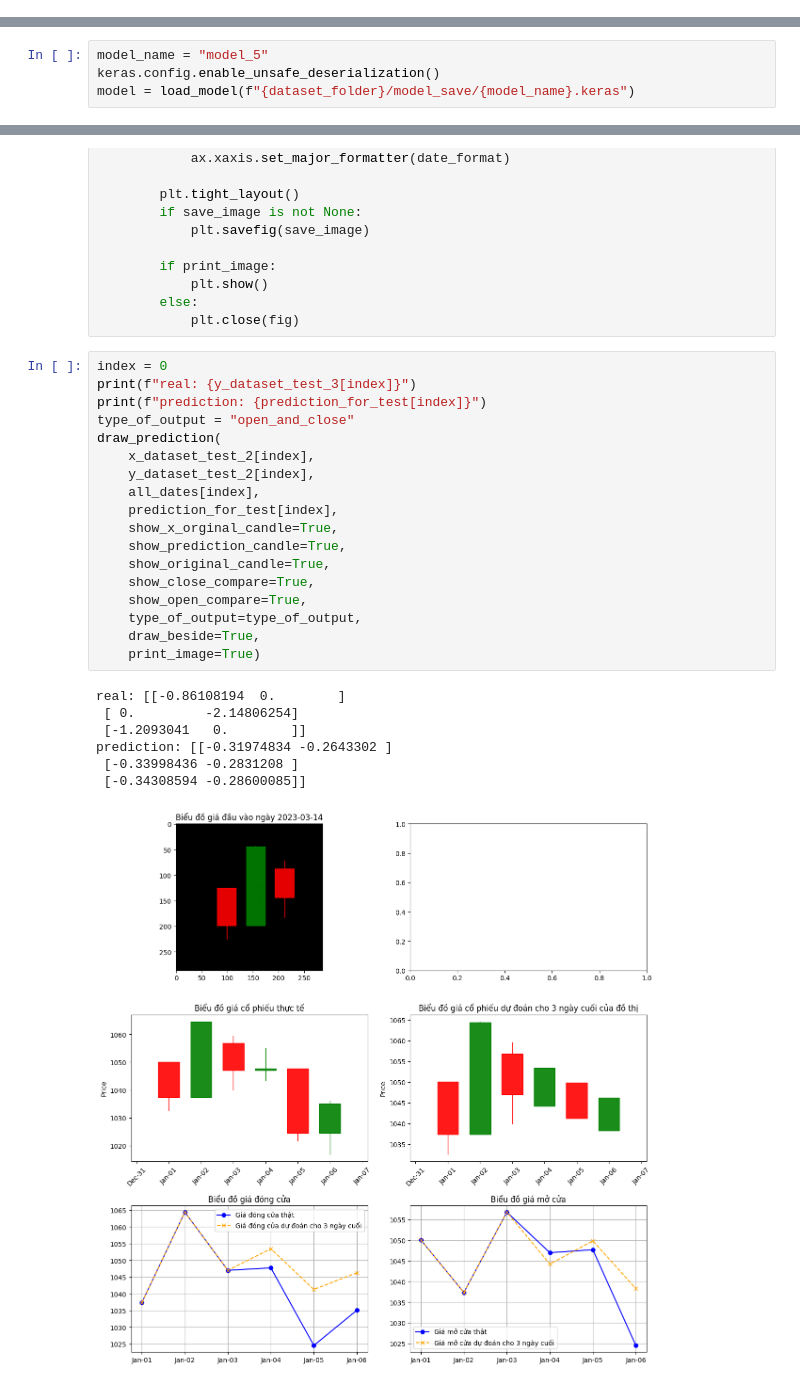
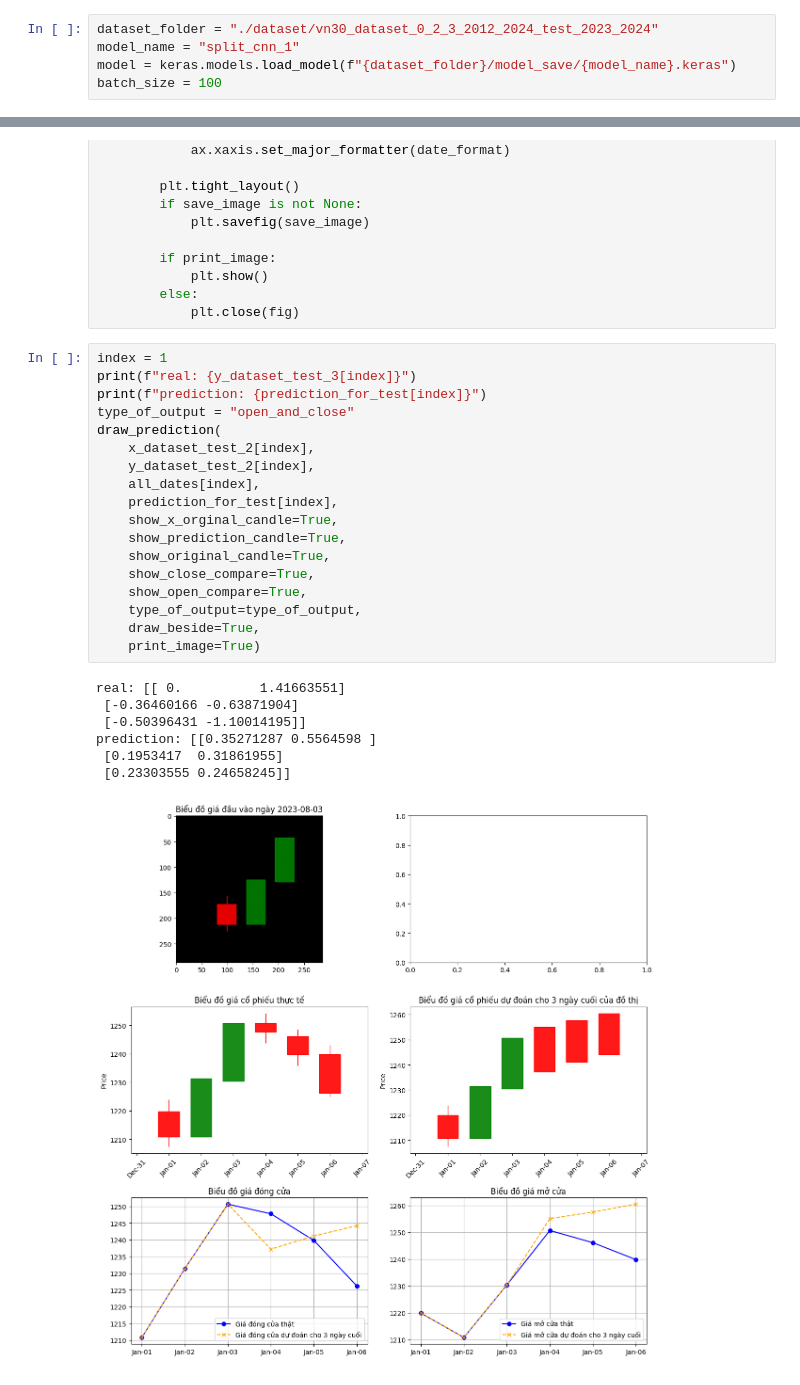
Before and after one commit to raming20/CNN-LSTM-predict-stock-price, a Jupyter notebook: data_analytics/CV_stock_market/test_model_use_train_and_test.ipynb, the cells around one changed output, grey strips where cells are left out. Drawn from its saved outputs; the diff is of its cells as text.

Commit message:
finish model_5 and model split_cnn

```diff
--- a/data_analytics/CV_stock_market/test_model_use_train_and_test.ipynb
+++ b/data_analytics/CV_stock_market/test_model_use_train_and_test.ipynb
@@ -49,0 +48,5 @@ dataset_folder = "./dataset/vn30_dataset_0_2_3_2012_2024_test_2023_2024"
+# %%
+dataset_folder = "./dataset/vn30_dataset_0_2_3_2012_2024_test_2023_2024"
+model_name = "split_cnn_1"
+model = keras.models.load_model(f"{dataset_folder}/model_save/{model_name}.keras")
+batch_size = 100
@@ -116,10 +120,6 @@ len(dataset_test_3)
 dataset_test_3
 # %% [output]
 <_MapDataset element_spec=(TensorSpec(shape=(None, 287, 287, 3), dtype=tf.float64, name=None), TensorSpec(shape=(None, 3, 2), dtype=tf.float64, name=None))>
-# %%
-model_name = "model_5"
-keras.config.enable_unsafe_deserialization()
-model = load_model(f"{dataset_folder}/model_save/{model_name}.keras")
 # %%
 model.summary()
 # %% [output]
@@ -458,28 +455,28 @@ def draw_prediction(
         else:
             plt.close(fig)
 # %%
-index = 0
+index = 1
 print(f"real: {y_dataset_test_3[index]}")
 print(f"prediction: {prediction_for_test[index]}")
 type_of_output = "open_and_close"
 draw_prediction(
     x_dataset_test_2[index],
     y_dataset_test_2[index],
     all_dates[index],
     prediction_for_test[index],
     show_x_orginal_candle=True,
     show_prediction_candle=True,
     show_original_candle=True,
     show_close_compare=True,
     show_open_compare=True,
     type_of_output=type_of_output,
     draw_beside=True,
     print_image=True)
 # %% [output]
-real: [[-0.86108194  0.        ]
- [ 0.         -2.14806254]
- [-1.2093041   0.        ]]
-prediction: [[-0.31974834 -0.2643302 ]
- [-0.33998436 -0.2831208 ]
- [-0.34308594 -0.28600085]]
+real: [[ 0.          1.41663551]
+ [-0.36460166 -0.63871904]
+ [-0.50396431 -1.10014195]]
+prediction: [[0.35271287 0.5564598 ]
+ [0.1953417  0.31861955]
+ [0.23303555 0.24658245]]
-[figure, old version]
+[figure, new version]
```
Also changed, not shown: parts of 14 cells of this notebook, 2 other files.
